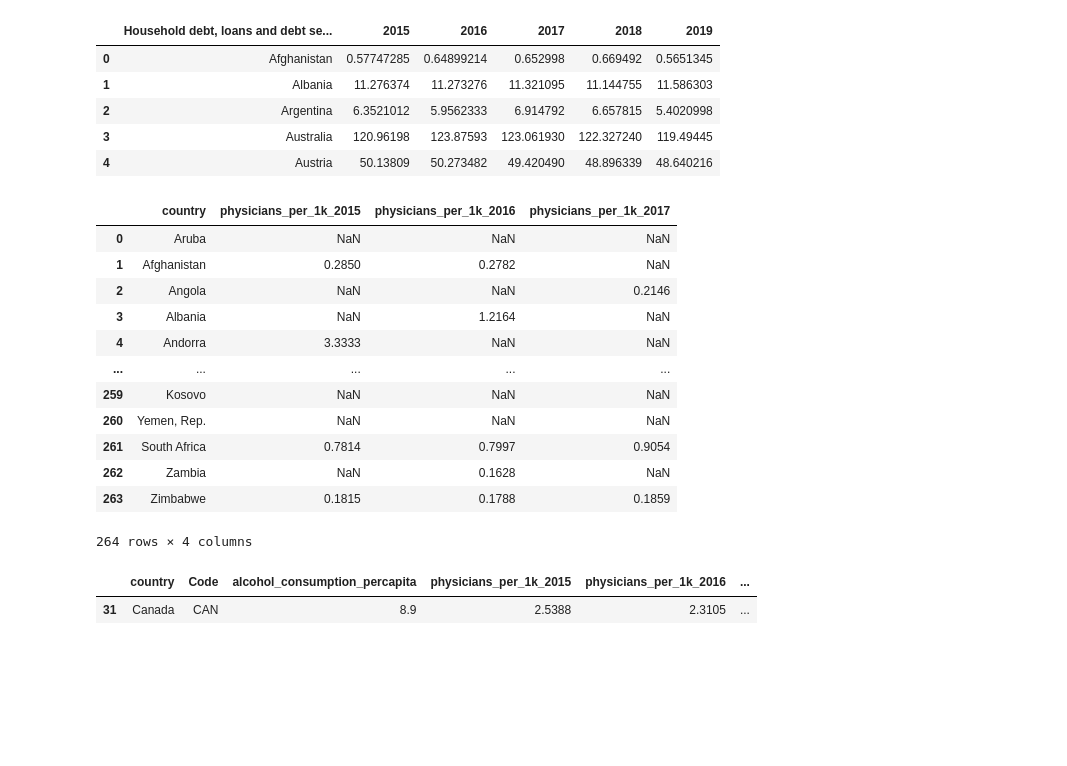
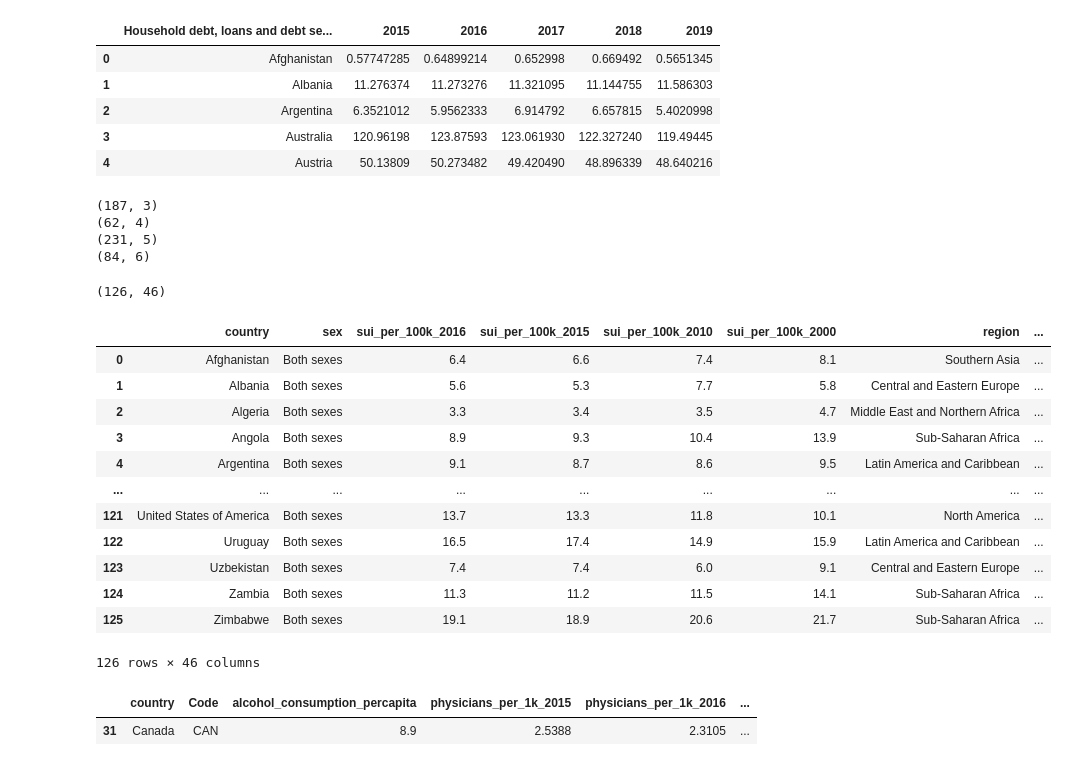
Before and after one commit to lake-walker/suicide_rate_analysis, a Jupyter notebook: data_cleaning_2.ipynb, the cells around one changed output. Cells and saved outputs as stored; diff of their text form; code cells hidden in the pictures; blank space fills up the shorter version.

```diff
--- a/data_cleaning_2.ipynb
+++ b/data_cleaning_2.ipynb
@@ -52,20 +40,37 @@ debt = debt.rename(columns={'Household debt, loans and debt securities (Percent
-# %%
-# social_support[social_support['LOCATION']=='CAN']
-doctors
-# %% [output]
-|  | country | physicians_per_1k_2015 | physicians_per_1k_2016 | physicians_per_1k_2017 |
-| 0 | Aruba | NaN | NaN | NaN |
-| 1 | Afghanistan | 0.2850 | 0.2782 | NaN |
-| 2 | Angola | NaN | NaN | 0.2146 |
-| 3 | Albania | NaN | 1.2164 | NaN |
-| 4 | Andorra | 3.3333 | NaN | NaN |
-| ... | ... | ... | ... | ... |
-| 259 | Kosovo | NaN | NaN | NaN |
-| 260 | Yemen, Rep. | NaN | NaN | NaN |
-| 261 | South Africa | 0.7814 | 0.7997 | 0.9054 |
-| 262 | Zambia | NaN | 0.1628 | NaN |
-| 263 | Zimbabwe | 0.1815 | 0.1788 | 0.1859 |
-264 rows × 4 columns
+# %%
+# social_support[social_support['LOCATION']=='CAN']
+print(alcohol.dropna().shape)
+print(doctors.dropna().shape)
+print(health_spending.dropna().shape)
+print(debt.dropna().shape)
+# %% [output]
+(187, 3)
+(62, 4)
+(231, 5)
+(84, 6)
+# %%
+country_df = pd.read_csv('data/country_data.csv')
+new_df = country_df.merge(health_spending, on='country',how='left')
+new_df.shape
+# %% [output]
+(126, 46)
+# %%
+dropped_df = country_df.dropna()
+new_df
+# %% [output]
+|  | country | sex | sui_per_100k_2016 | sui_per_100k_2015 | sui_per_100k_2010 | sui_per_100k_2000 | region | ... |
+| 0 | Afghanistan | Both sexes | 6.4 | 6.6 | 7.4 | 8.1 | Southern Asia | ... |
+| 1 | Albania | Both sexes | 5.6 | 5.3 | 7.7 | 5.8 | Central and Eastern Europe | ... |
+| 2 | Algeria | Both sexes | 3.3 | 3.4 | 3.5 | 4.7 | Middle East and Northern Africa | ... |
+| 3 | Angola | Both sexes | 8.9 | 9.3 | 10.4 | 13.9 | Sub-Saharan Africa | ... |
+| 4 | Argentina | Both sexes | 9.1 | 8.7 | 8.6 | 9.5 | Latin America and Caribbean | ... |
+| ... | ... | ... | ... | ... | ... | ... | ... | ... |
+| 121 | United States of America | Both sexes | 13.7 | 13.3 | 11.8 | 10.1 | North America | ... |
+| 122 | Uruguay | Both sexes | 16.5 | 17.4 | 14.9 | 15.9 | Latin America and Caribbean | ... |
+| 123 | Uzbekistan | Both sexes | 7.4 | 7.4 | 6.0 | 9.1 | Central and Eastern Europe | ... |
+| 124 | Zambia | Both sexes | 11.3 | 11.2 | 11.5 | 14.1 | Sub-Saharan Africa | ... |
+| 125 | Zimbabwe | Both sexes | 19.1 | 18.9 | 20.6 | 21.7 | Sub-Saharan Africa | ... |
+126 rows × 46 columns
 # %%
 # combine the data frames on time and country
 combined_df = alcohol.merge(doctors,  how='left', on='country')
```
Also changed, not shown: parts of 9 cells of this notebook, 1 other file.
